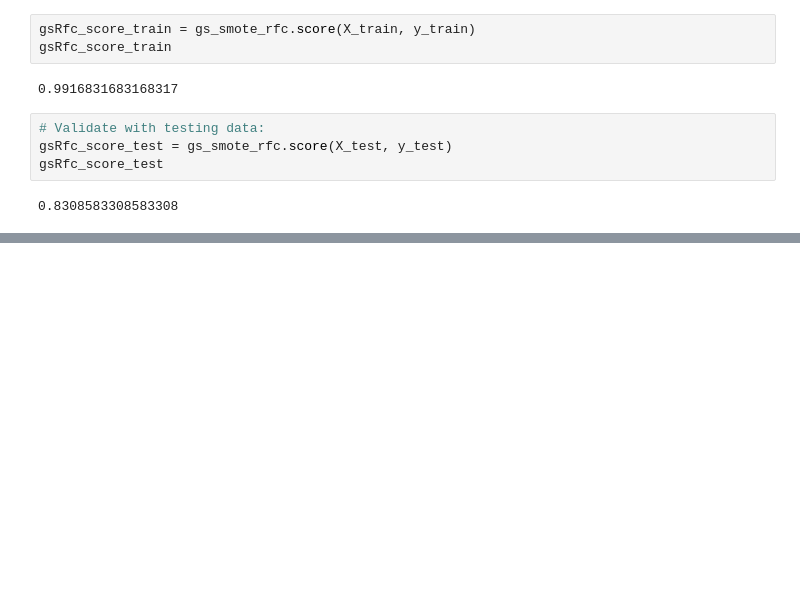
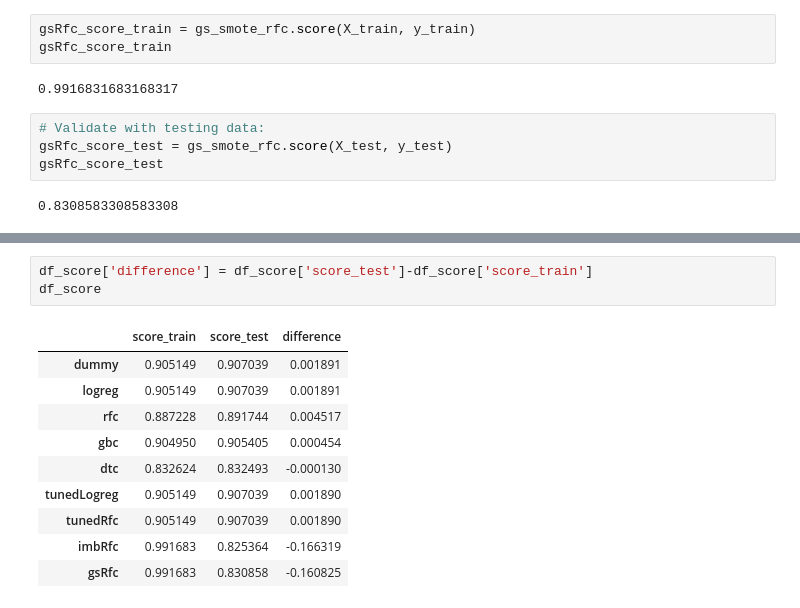
Before and after one commit to JasmineHuang25/Phase3_project, a Jupyter notebook: auto_insurance_predict_main.ipynb, the cells around one changed output, grey strips where cells are left out. Drawn from its saved outputs; the diff is of its cells as text; blank space fills up the shorter version.

```diff
--- a/auto_insurance_predict_main.ipynb
+++ b/auto_insurance_predict_main.ipynb
@@ -772,0 +883,14 @@ gsRfc_score_test
+# %%
+df_score['difference'] = df_score['score_test']-df_score['score_train']
+df_score
+# %% [output]
+|  | score_train | score_test | difference |
+| dummy | 0.905149 | 0.907039 | 0.001891 |
+| logreg | 0.905149 | 0.907039 | 0.001891 |
+| rfc | 0.887228 | 0.891744 | 0.004517 |
+| gbc | 0.904950 | 0.905405 | 0.000454 |
+| dtc | 0.832624 | 0.832493 | -0.000130 |
+| tunedLogreg | 0.905149 | 0.907039 | 0.001890 |
+| tunedRfc | 0.905149 | 0.907039 | 0.001890 |
+| imbRfc | 0.991683 | 0.825364 | -0.166319 |
+| gsRfc | 0.991683 | 0.830858 | -0.160825 |
```
Also changed, not shown: parts of 45 cells of this notebook, 1 other file.
